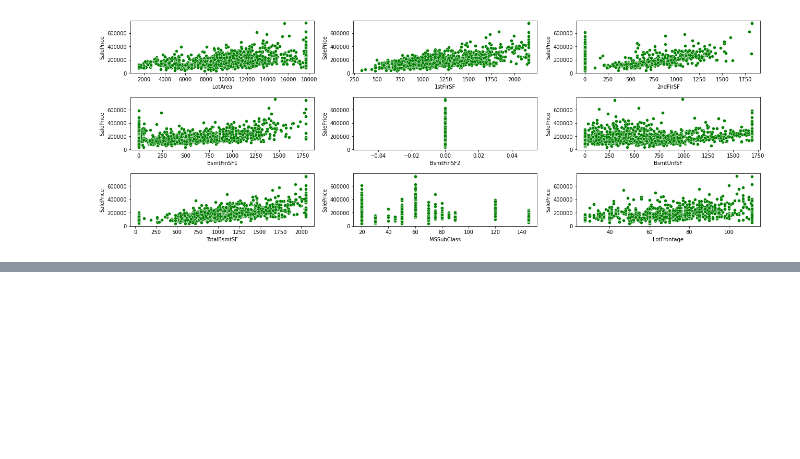
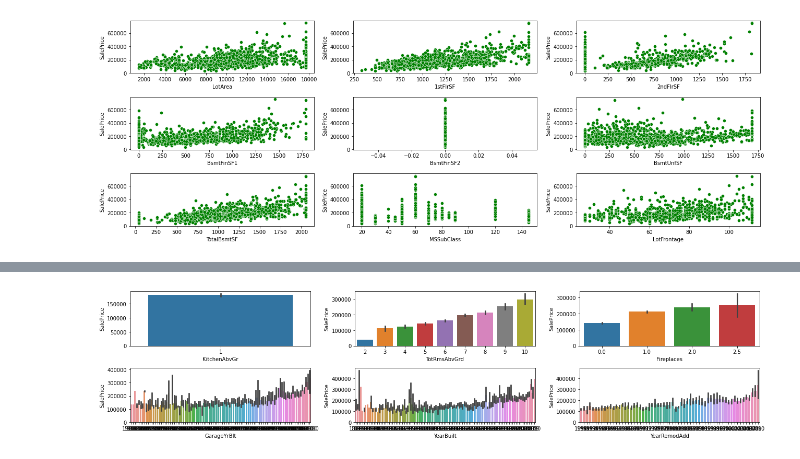
Before and after one commit to samrich76/Advanced-Regression-Assignment, a Jupyter notebook: Australian_market_Predict.ipynb, the cells around one changed output, grey strips where cells are left out. Saved outputs shown, nothing was run; the diff lists cells and outputs as text; code cells hidden in the pictures; blank space fills up the shorter version.

```diff
--- a/Australian_market_Predict.ipynb
+++ b/Australian_market_Predict.ipynb
@@ -296,0 +405,13 @@ for col in cols:
+# %%
+fig=plt.subplots(figsize=(18, 18))
+# change int columns to category
+cols = ['KitchenAbvGr','TotRmsAbvGrd','Fireplaces','GarageYrBlt','YearBuilt','YearRemodAdd']
+
+i = 0
+for col in cols:
+    plt.subplot(9, 3, i+1)
+    sns.barplot(housing_data[col], housing_data['SalePrice'])
+    plt.tight_layout()
+    i = i +1;
+# %% [output]
+[figure, added]
```
Also changed, not shown: parts of 59 cells of this notebook.
